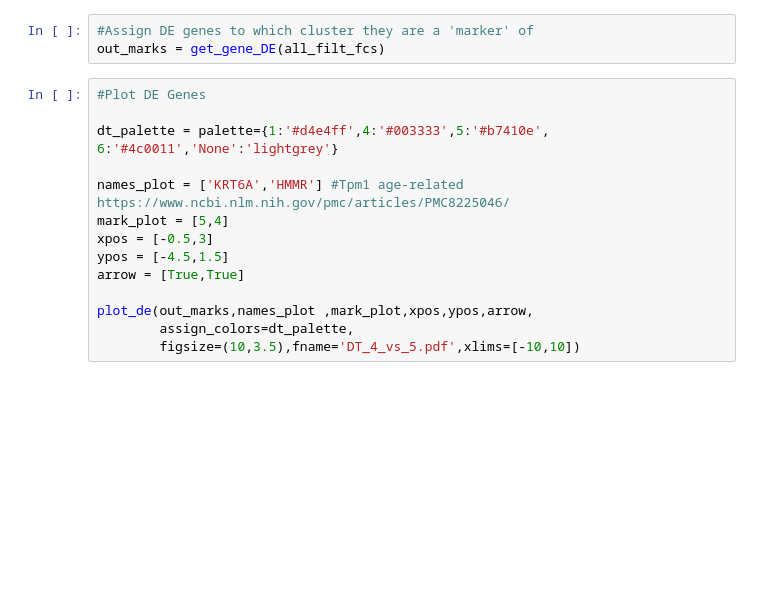
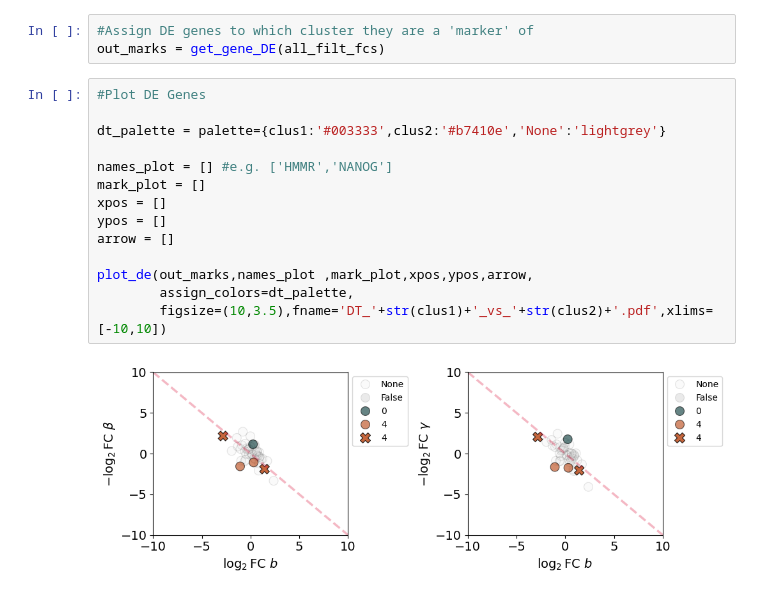
Before and after one commit to pachterlab/CGP_2024_2, a Jupyter notebook: perturbation_populations_example.ipynb, the cells around one changed output. Drawn from its saved outputs; the diff is of its cells as text; blank space fills up the shorter version.

```diff
--- a/perturbation_populations_example.ipynb
+++ b/perturbation_populations_example.ipynb
@@ -814,14 +836,16 @@ out_marks = get_gene_DE(all_filt_fcs)
 # %%
 #Plot DE Genes
 
-dt_palette = palette={1:'#d4e4ff',4:'#003333',5:'#b7410e', 6:'#4c0011','None':'lightgrey'}
+dt_palette = palette={clus1:'#003333',clus2:'#b7410e','None':'lightgrey'}
 
-names_plot = ['KRT6A','HMMR'] #Tpm1 age-related https://www.ncbi.nlm.nih.gov/pmc/articles/PMC8225046/
-mark_plot = [5,4]
-xpos = [-0.5,3]
-ypos = [-4.5,1.5]
-arrow = [True,True]
+names_plot = [] #e.g. ['HMMR','NANOG']
+mark_plot = []
+xpos = []
+ypos = []
+arrow = []
 
 plot_de(out_marks,names_plot ,mark_plot,xpos,ypos,arrow,
         assign_colors=dt_palette,
-        figsize=(10,3.5),fname='DT_4_vs_5.pdf',xlims=[-10,10])
+        figsize=(10,3.5),fname='DT_'+str(clus1)+'_vs_'+str(clus2)+'.pdf',xlims=[-10,10])
+# %% [output]
+[figure, added]
```
Also changed, not shown: parts of 5 cells of this notebook.
